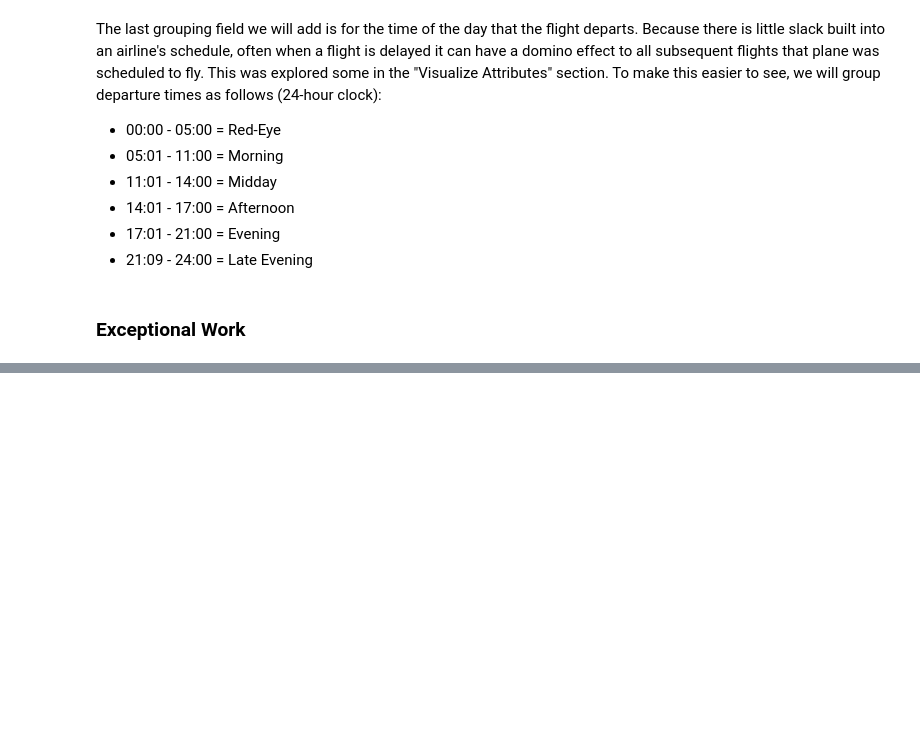
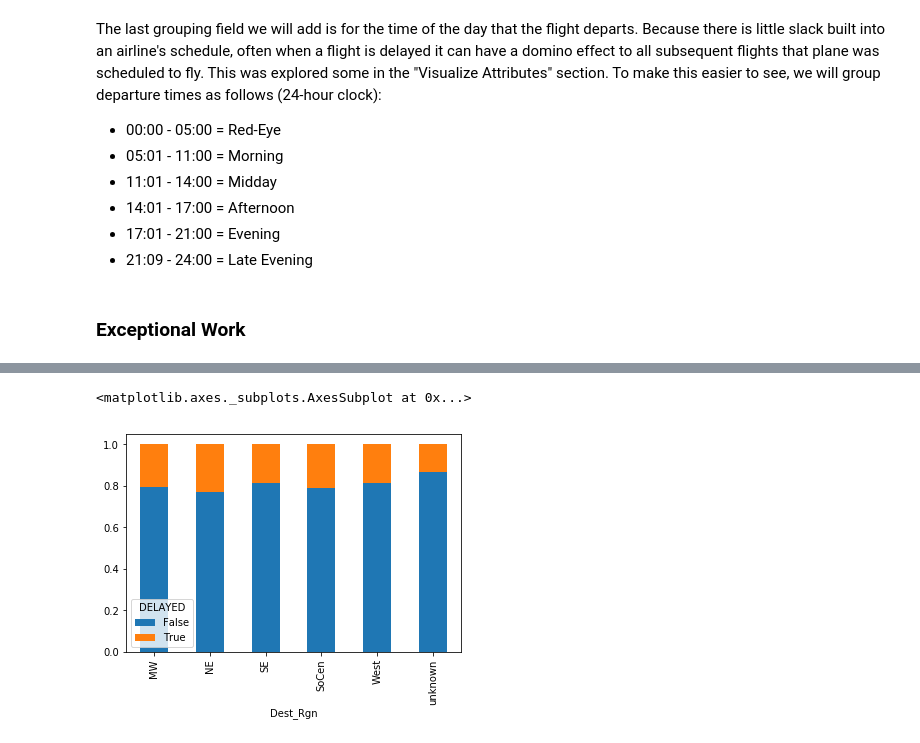
Before and after one commit to JackNelson/MSDS7331_Project1, a Jupyter notebook: Project1.ipynb, the cells around one changed output, grey strips where cells are left out. Saved outputs shown, nothing was run; the diff lists cells and outputs as text; code cells hidden in the pictures; blank space fills up the shorter version.

```diff
--- a/Project1.ipynb
+++ b/Project1.ipynb
@@ -624,0 +659,8 @@ df4['DepTime'] = np.where(df4.SCHEDULED_DEPARTURE < 501,'Red-Eye',
+# %%
+delays_rgn = pd.crosstab([ df4['Dest_Rgn']],df4.DELAYED.astype(bool))
+
+delays_rate_rgn = delays_rgn.div(delays_rgn.sum(1).astype(float),axis=0)
+delays_rate_rgn.plot(kind='bar',stacked=True)
+# %% [output]
+<matplotlib.axes._subplots.AxesSubplot at 0x...>
+[figure, added]
```
Also changed, not shown: parts of 17 cells of this notebook.
